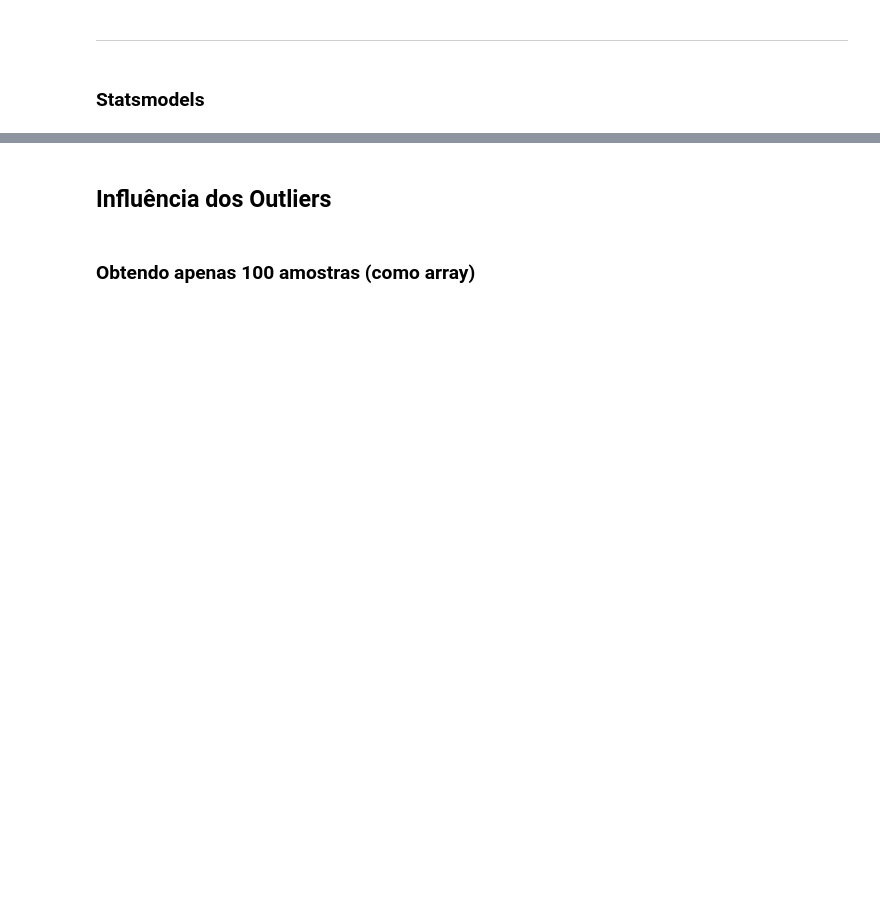
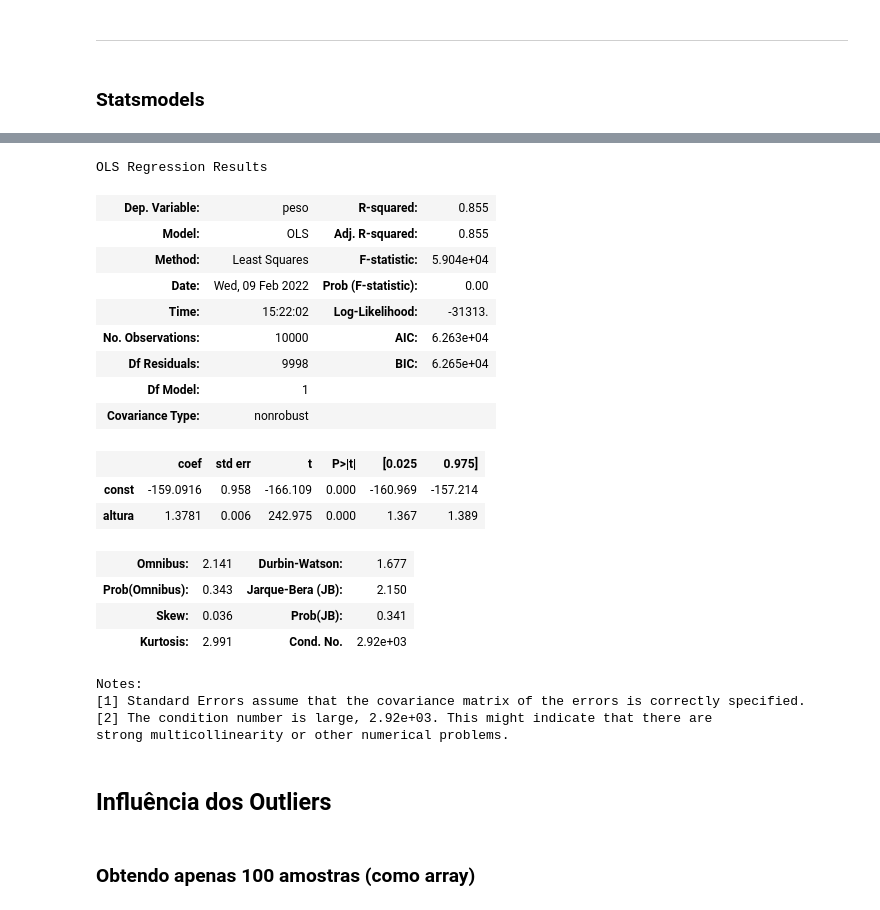
Before and after one commit to walisson-silva-ada/827-data-science, a Jupyter notebook: 02. Regressão Linear/2.1. Regressão Linear Simples.ipynb, the cells around one changed output, grey strips where cells are left out. Drawn from its saved outputs; the diff is of its cells as text; code cells hidden in the pictures; blank space fills up the shorter version.

```diff
--- a/02. Regressão Linear/2.1. Regressão Linear Simples.ipynb
+++ b/02. Regressão Linear/2.1. Regressão Linear Simples.ipynb
@@ -415,2 +485,30 @@ plt.scatter(x_0_200, y_est_exemplo, c='red', linewidth=2)
+# %%
+x = sm.add_constant(X)
+
+model = sm.OLS(y, x).fit()
+# %%
+model.summary()
+# %% [output]
+OLS Regression Results
+| Dep. Variable: | peso | R-squared: | 0.855 |
+| Model: | OLS | Adj. R-squared: | 0.855 |
+| Method: | Least Squares | F-statistic: | 5.904e+04 |
+| Date: | Wed, 09 Feb 2022 | Prob (F-statistic): | 0.00 |
+| Time: | 15:22:02 | Log-Likelihood: | -31313. |
+| No. Observations: | 10000 | AIC: | 6.263e+04 |
+| Df Residuals: | 9998 | BIC: | 6.265e+04 |
+| Df Model: | 1 |  |  |
+| Covariance Type: | nonrobust |  |  |
+|  | coef | std err | t | P>|t| | [0.025 | 0.975] |
+| const | -159.0916 | 0.958 | -166.109 | 0.000 | -160.969 | -157.214 |
+| altura | 1.3781 | 0.006 | 242.975 | 0.000 | 1.367 | 1.389 |
+| Omnibus: | 2.141 | Durbin-Watson: | 1.677 |
+| Prob(Omnibus): | 0.343 | Jarque-Bera (JB): | 2.150 |
+| Skew: | 0.036 | Prob(JB): | 0.341 |
+| Kurtosis: | 2.991 | Cond. No. | 2.92e+03 |
+Notes:
+[1] Standard Errors assume that the covariance matrix of the errors is correctly specified.
+[2] The condition number is large, 2.92e+03. This might indicate that there are
+strong multicollinearity or other numerical problems.
 # %% [markdown]
 ## Influência dos Outliers
```
Also changed, not shown: parts of 27 cells of this notebook.
